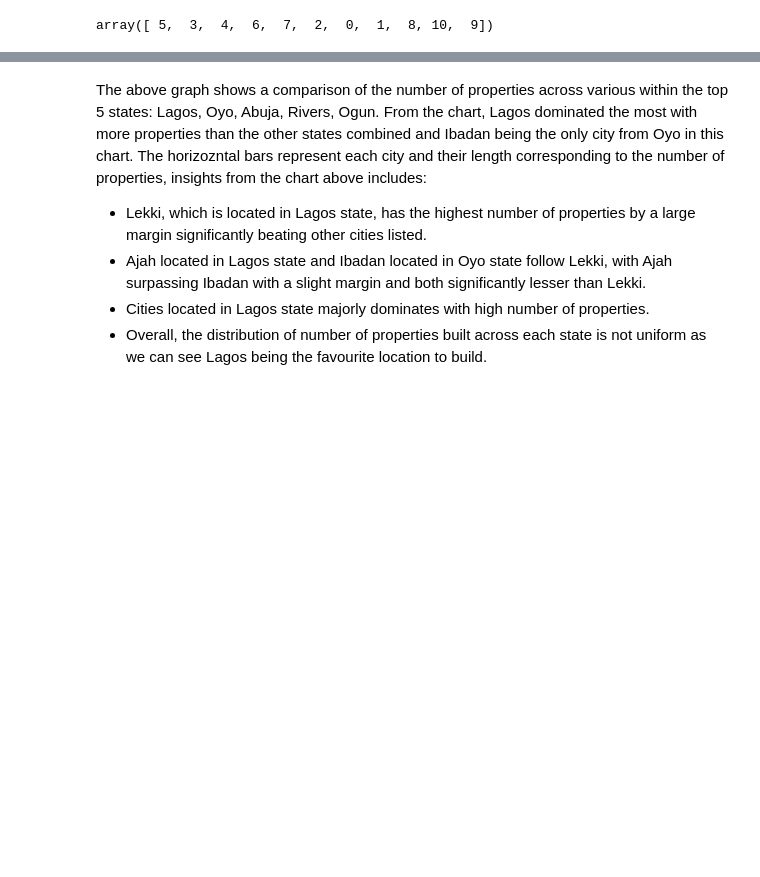
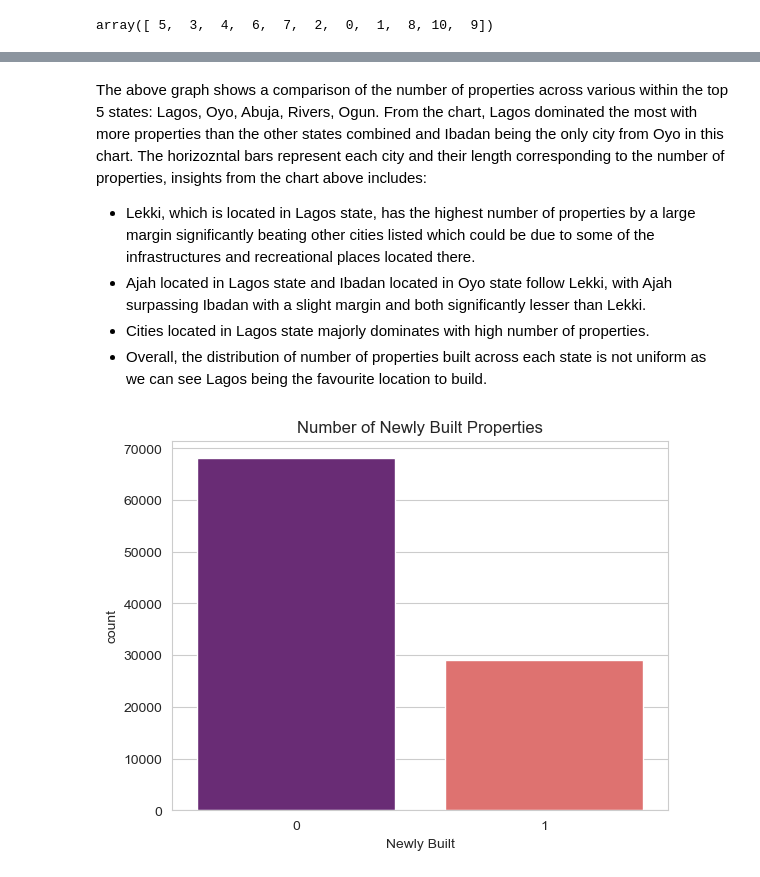
Before and after one commit to Oluwas3yifunmi/Nigeria_Building_Analysis, a Jupyter notebook: rents.ipynb, the cells around one changed output, grey strips where cells are left out. Cells and saved outputs as stored; diff of their text form; code cells hidden in the pictures; blank space fills up the shorter version.

```diff
--- a/rents.ipynb
+++ b/rents.ipynb
@@ -149,7 +170,13 @@ plt.show()
 The above graph shows a comparison of the number of properties across various within the top 5 states: Lagos, Oyo, Abuja, Rivers, Ogun. From the chart, Lagos dominated the most with more properties than the other states combined and Ibadan being the only city from Oyo in this chart.
 The horizozntal bars represent each city and their length corresponding to the number of properties, insights from the chart above includes:
 
-* Lekki, which is located in Lagos state, has the highest number of properties by a large margin significantly beating other cities listed.
+* Lekki, which is located in Lagos state, has the highest number of properties by a large margin significantly beating other cities listed which could be due to some of the infrastructures and recreational places located there.
 * Ajah located in Lagos state and Ibadan located in Oyo state follow Lekki, with Ajah surpassing Ibadan with a slight margin and both significantly lesser than Lekki.
 * Cities located in Lagos state majorly dominates with high number of properties.
 * Overall, the distribution of number of properties built across each state is not uniform as we can see Lagos being the favourite location to build.
+# %%
+sns.countplot(x='Newly Built', data=dfc, palette='magma')
+plt.title('Number of Newly Built Properties')
+plt.show()
+# %% [output]
+[figure, added]
```
Also changed, not shown: parts of 8 cells of this notebook.
